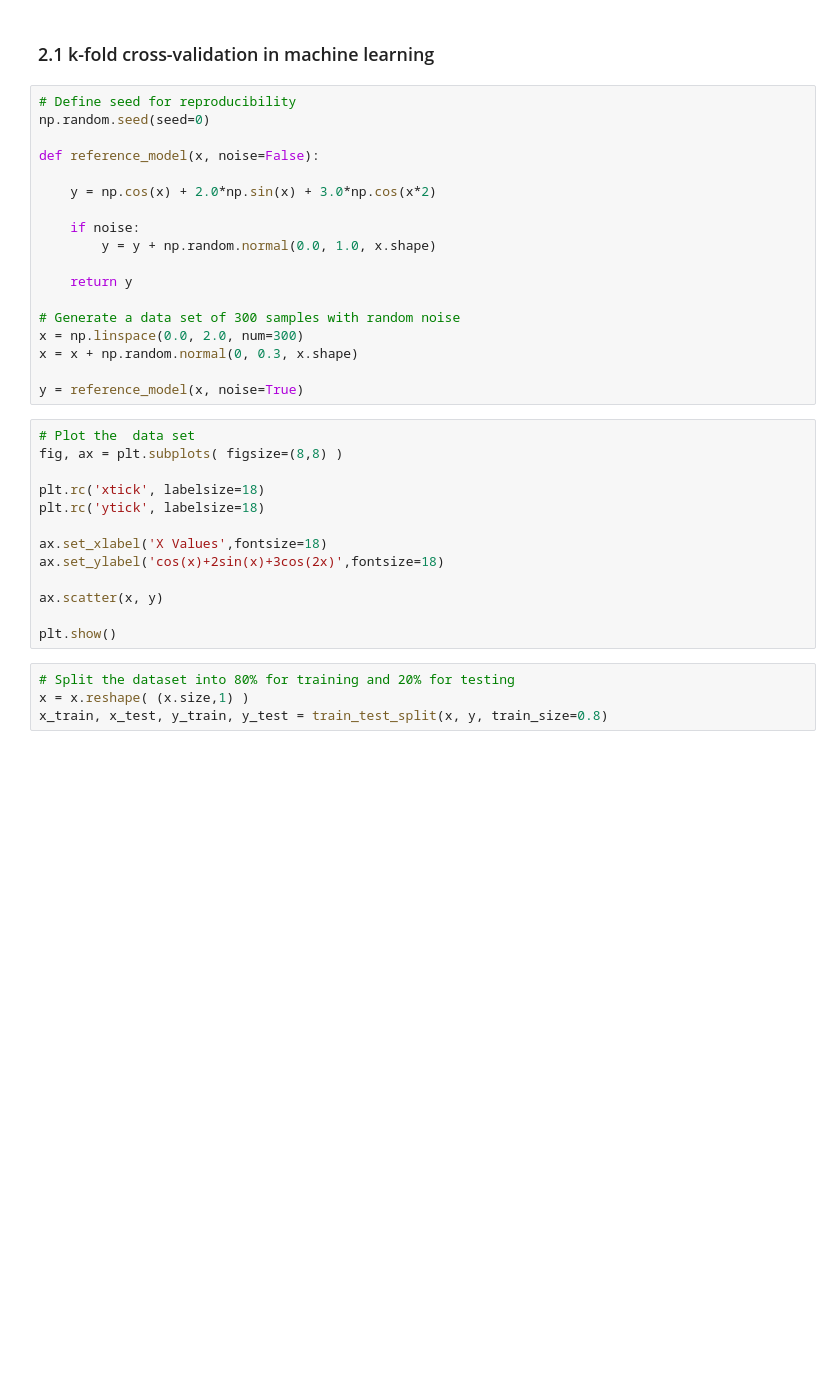
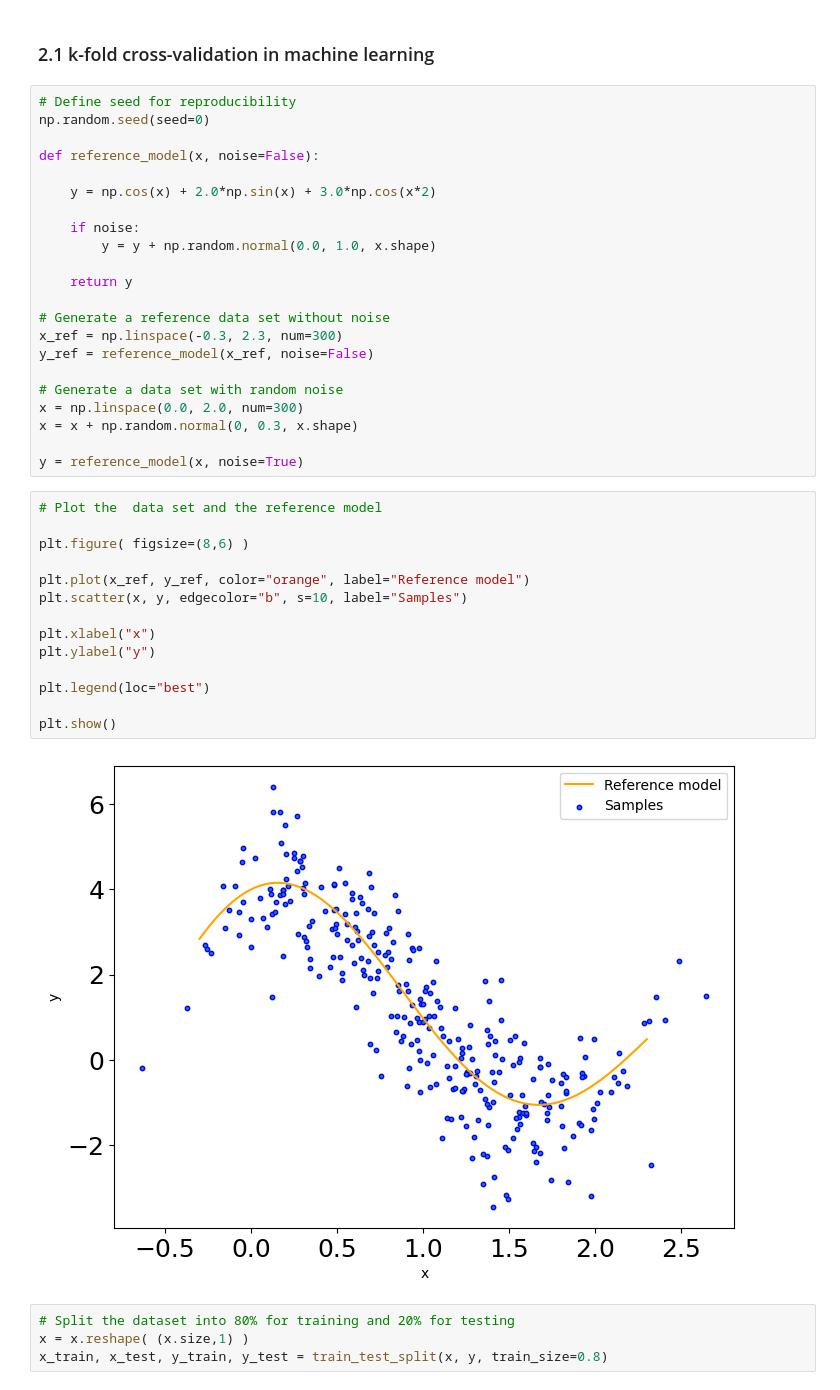
Before and after one commit to rhennig/EMA4935, a Jupyter notebook: Notebooks/07_Overfitting_and_crossvalidation.ipynb, the cells around one changed output. Cells and saved outputs as stored; diff of their text form; blank space fills up the shorter version.

```diff
--- a/Notebooks/07_Overfitting_and_crossvalidation.ipynb
+++ b/Notebooks/07_Overfitting_and_crossvalidation.ipynb
@@ -173,24 +193,31 @@ def reference_model(x, noise=False):
 
     return y
 
-# Generate a data set of 300 samples with random noise
+# Generate a reference data set without noise
+x_ref = np.linspace(-0.3, 2.3, num=300)
+y_ref = reference_model(x_ref, noise=False)
+
+# Generate a data set with random noise
 x = np.linspace(0.0, 2.0, num=300)
 x = x + np.random.normal(0, 0.3, x.shape)
 
 y = reference_model(x, noise=True)
-# %%
-# Plot the  data set
-fig, ax = plt.subplots( figsize=(8,8) )
-
-plt.rc('xtick', labelsize=18)
-plt.rc('ytick', labelsize=18)
-
-ax.set_xlabel('X Values',fontsize=18)
-ax.set_ylabel('cos(x)+2sin(x)+3cos(2x)',fontsize=18)
-
-ax.scatter(x, y)
-
-plt.show()
+# %%
+# Plot the  data set and the reference model
+
+plt.figure( figsize=(8,6) )
+
+plt.plot(x_ref, y_ref, color="orange", label="Reference model")
+plt.scatter(x, y, edgecolor="b", s=10, label="Samples")
+
+plt.xlabel("x")
+plt.ylabel("y")
+
+plt.legend(loc="best")
+
+plt.show()
+# %% [output]
+[figure, added]
 # %%
 # Split the dataset into 80% for training and 20% for testing
 x = x.reshape( (x.size,1) )
```
Also changed, not shown: parts of 11 cells of this notebook.
